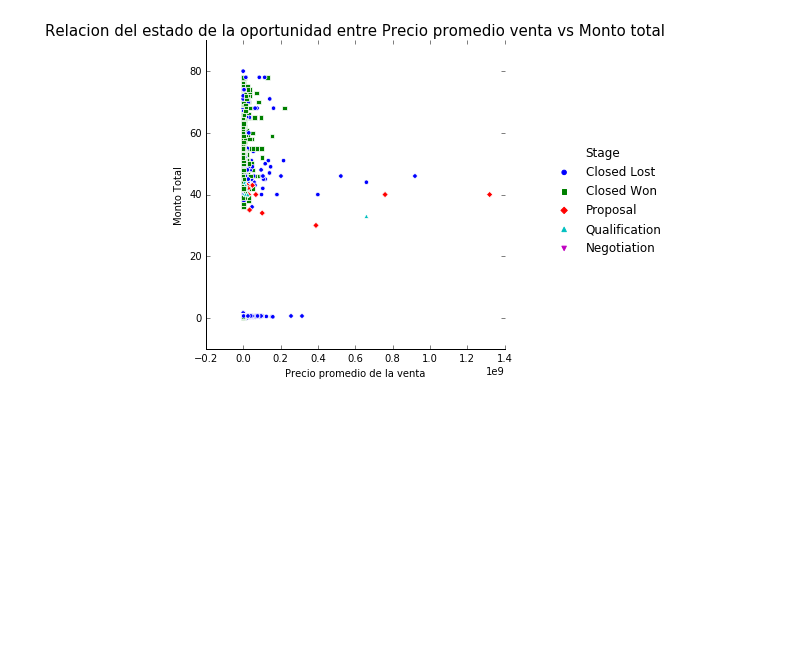
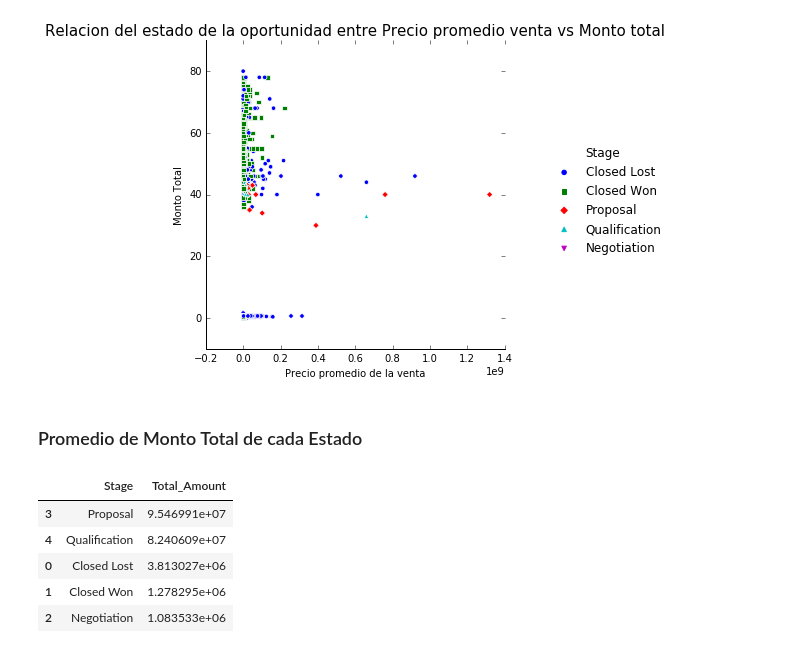
Before and after one commit to MauricioFIUBA/TP1OrganizacionDeDatos, a Jupyter notebook: Analisis_2.ipynb, the cells around one changed output. Drawn from its saved outputs; the diff is of its cells as text; code cells hidden in the pictures; blank space fills up the shorter version.

```diff
--- a/Analisis_2.ipynb
+++ b/Analisis_2.ipynb
@@ -810,3 +813,5 @@ g[0].set_xlabel("Precio promedio de la venta",fontsize=10)
 # %% [output]
 <matplotlib.text.Text at 0x...>
 [figure]
+# %% [markdown]
+### Promedio de Monto Total de cada Estado
@@ -812,0 +821,18 @@ g[0].set_xlabel("Precio promedio de la venta",fontsize=10)
+# %%
+pie = df.loc[:,['Opportunity_ID','Total_Amount','Stage']]
+##Podemos observar que tenemos valores nulos en Total_Amount
+pie = pie.drop_duplicates(subset = ["Opportunity_ID"])
+pie = pie.dropna(subset = ["Total_Amount"])
+pie = pie.groupby('Stage').agg({'Total_Amount':'mean'})
+pie=pie.reset_index()
+pie = pie.sort_values(by="Total_Amount",ascending=False)
+names = pie['Stage']
+size = pie['Total_Amount']
+pie.head()
+# %% [output]
+|  | Stage | Total_Amount |
+| 3 | Proposal | 9.546991e+07 |
+| 4 | Qualification | 8.240609e+07 |
+| 0 | Closed Lost | 3.813027e+06 |
+| 1 | Closed Won | 1.278295e+06 |
+| 2 | Negotiation | 1.083533e+06 |
```
Also changed, not shown: parts of 3 cells of this notebook.
